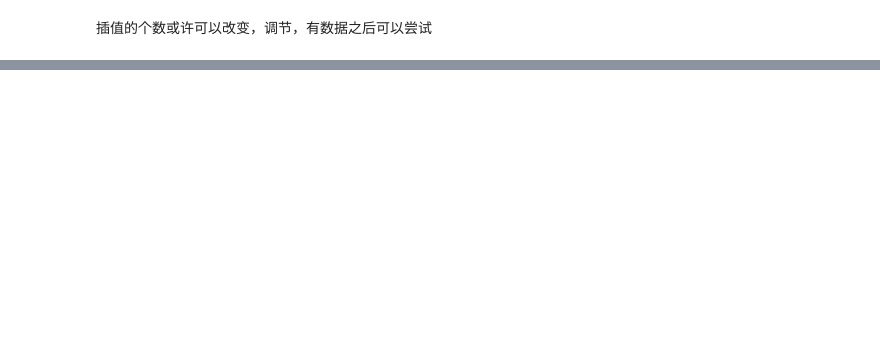
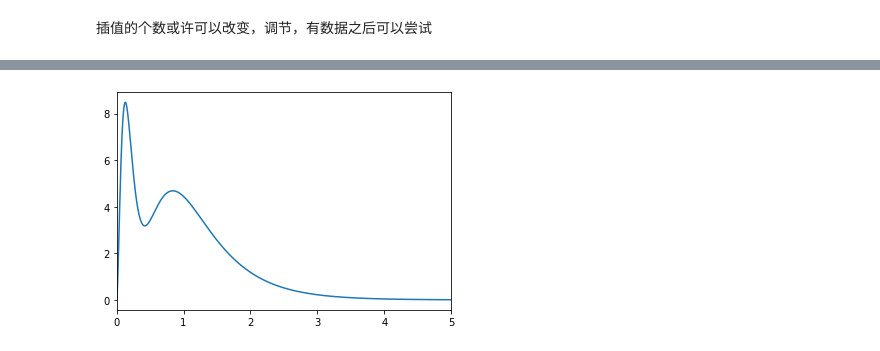
Before and after one commit to ZhichangFu/CompPhysics, a Jupyter notebook: DFT_atom.ipynb, the cells around one changed output, grey strips where cells are left out. Saved outputs shown, nothing was run; the diff lists cells and outputs as text; code cells hidden in the pictures; blank space fills up the shorter version.

```diff
--- a/DFT_atom.ipynb
+++ b/DFT_atom.ipynb
@@ -64,0 +133,19 @@ def get_bound_state(E_range,l,V_KS,r,num_max):
+# %%
+def U_KS(rho,U_hartree,r,Z):
+    """
+    """
+    return U_hartree - 2*Z/r + V_xc(rho)
+# %%
+def E_total(rho,E_band,r,Z):
+    """
+    """
+    E_total=E_band
+    energy_density=-V_Hartree(rho,r,Z)/2
+    ExcVxc = [2*exc.EcVc(rs(i)) + 2*exc.ExVx(rs(i)) for i in rho]
+    energy_density=(ExcVxc-V_Hartree(rho,r,Z)/2)*4*np.pi*r**2*rho
+    E2=integrate.simpson(energy_density,x=r)
+    E_total+=E2
+    return E_total
+# %%
+from pyinstrument import Profiler
+profiler=Profiler()
@@ -64,0 +154,56 @@ def get_bound_state(E_range,l,V_KS,r,num_max):
+# %%
+profiler.start()
+R = np.linspace(1e-8,20,2**14+1)
+Z = 8
+mixr = 0.5
+
+E0=-1.2*Z**2
+Eshift=0.5 # sometimes energies can be positive!!!
+E_range = -np.logspace(-4,np.log10(-E0+Eshift),200)[::-1] + Eshift
+num_max=3
+
+exc = ExchangeCorrelation()
+V_KS = -2*np.ones(len(R))
+E_old = 0
+Etol = 1e-7
+
+for itt in range(100):
+    band=[]
+    for l in range(num_max-1):
+        band.extend(get_bound_state(E_range,l,V_KS,R,num_max-l))
+    band=sorted(band, key=lambda x:x[1]+x[0]/1e4)
+    rho_new,E_band=electron_dendity(band,Z,R,V_KS)
+
+
+    if itt==0:
+        rho = rho_new
+    else:
+        rho = rho_new * mixr + (1-mixr)*rho_old
+    rho_old = rho.copy()
+
+    U_hartree =  V_Hartree(rho, R, Z)
+
+    V_KS=U_KS(rho,U_hartree,R,Z)
+
+    E_tot=E_total(rho,E_band,R,Z)
+
+    print('The number of electrons is %.2f '%( integrate.simpson(rho*(4*np.pi*R**2),x=R)))
+    #print('Total Energy=', Etot/2.)
+
+    print('Itteration', itt, 'Etot[Ry]=', E_tot, 'Etot[Hartre]=', E_tot/2, 'Diff=', abs(E_tot-E_old))
+
+
+    if  itt>0 and abs(E_tot-E_old)< Etol: break
+    E_old = E_tot
+
+    #plot(R, U2, label='U-hartree')
+    #plot(R, Vxc, label='Vxc')
+    #plot(R, Uks, label='Uks')
+    #show()
+
+plt.plot(R,rho*(4*np.pi*R**2))
+plt.xlim([0,5])
+plt.show()
+profiler.stop()
+profiler.print()
+# %% [output]
@@ -64,0 +227 @@ def get_bound_state(E_range,l,V_KS,r,num_max):
+[figure, added]
```
Also changed, not shown: parts of 10 cells of this notebook.
